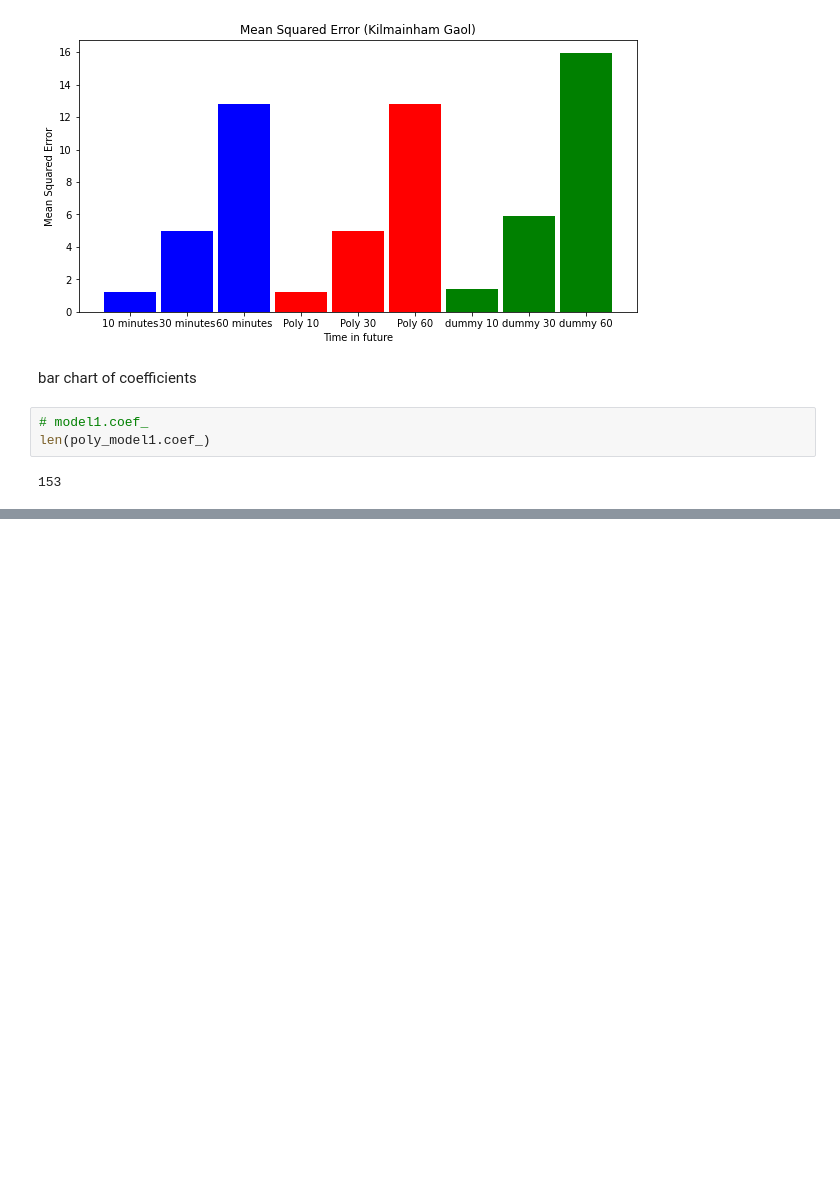
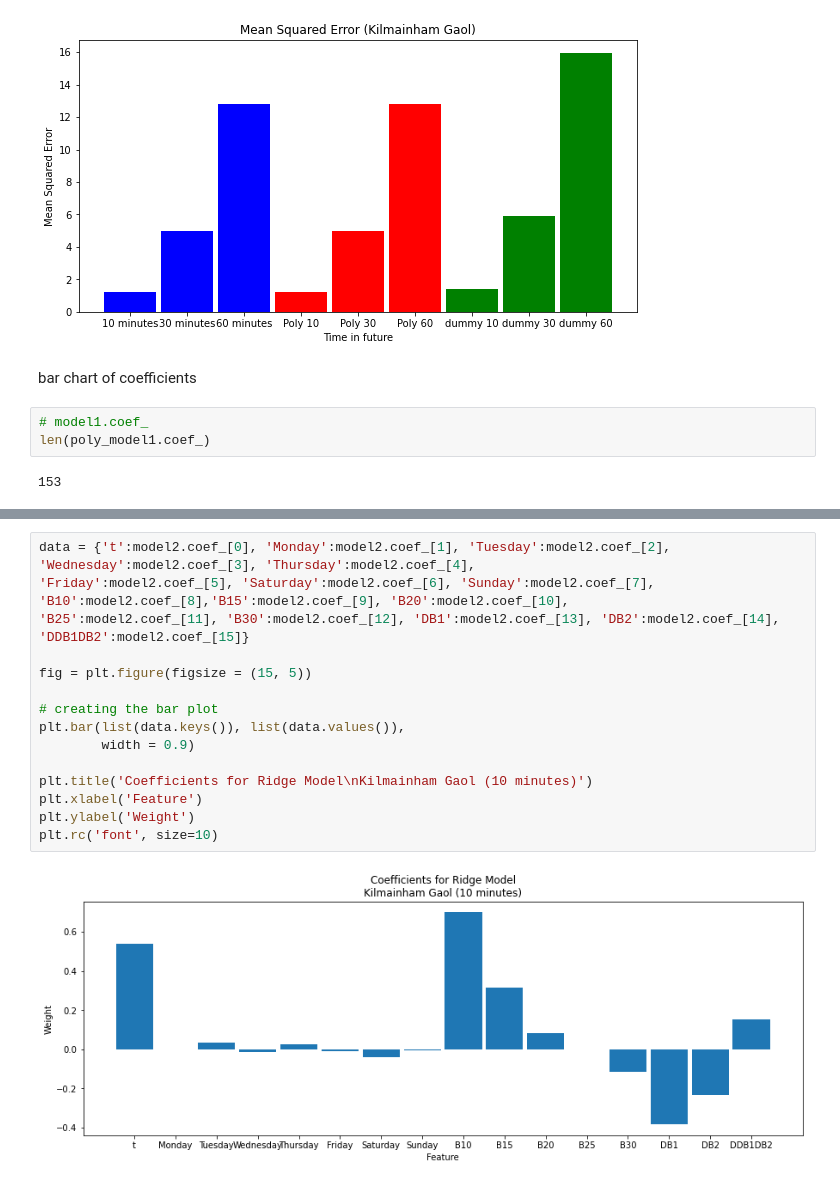
Before and after one commit to daltHub/Final-Assignment, a Jupyter notebook: ridge.ipynb, the cells around one changed output, grey strips where cells are left out. Saved outputs shown, nothing was run; the diff lists cells and outputs as text; blank space fills up the shorter version.

```diff
--- a/ridge.ipynb
+++ b/ridge.ipynb
@@ -522,0 +487,17 @@ plt.rc('font', size=10)
+# %%
+data = {'t':model2.coef_[0], 'Monday':model2.coef_[1], 'Tuesday':model2.coef_[2], 'Wednesday':model2.coef_[3], 'Thursday':model2.coef_[4],
+'Friday':model2.coef_[5], 'Saturday':model2.coef_[6], 'Sunday':model2.coef_[7], 'B10':model2.coef_[8],'B15':model2.coef_[9], 'B20':model2.coef_[10],
+'B25':model2.coef_[11], 'B30':model2.coef_[12], 'DB1':model2.coef_[13], 'DB2':model2.coef_[14], 'DDB1DB2':model2.coef_[15]}
+
+fig = plt.figure(figsize = (15, 5))
+
+# creating the bar plot
+plt.bar(list(data.keys()), list(data.values()),
+        width = 0.9)
+
+plt.title('Coefficients for Ridge Model\nKilmainham Gaol (10 minutes)')
+plt.xlabel('Feature')
+plt.ylabel('Weight')
+plt.rc('font', size=10)
+# %% [output]
+[figure, added]
```
Also changed, not shown: parts of 16 cells of this notebook, 42 other files.
